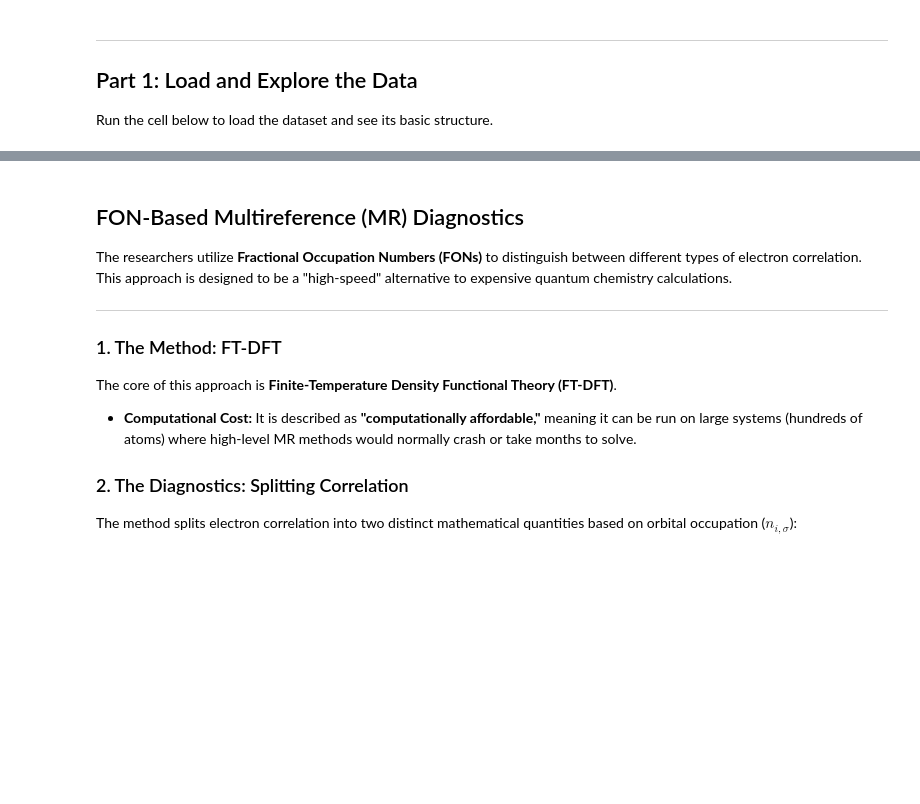
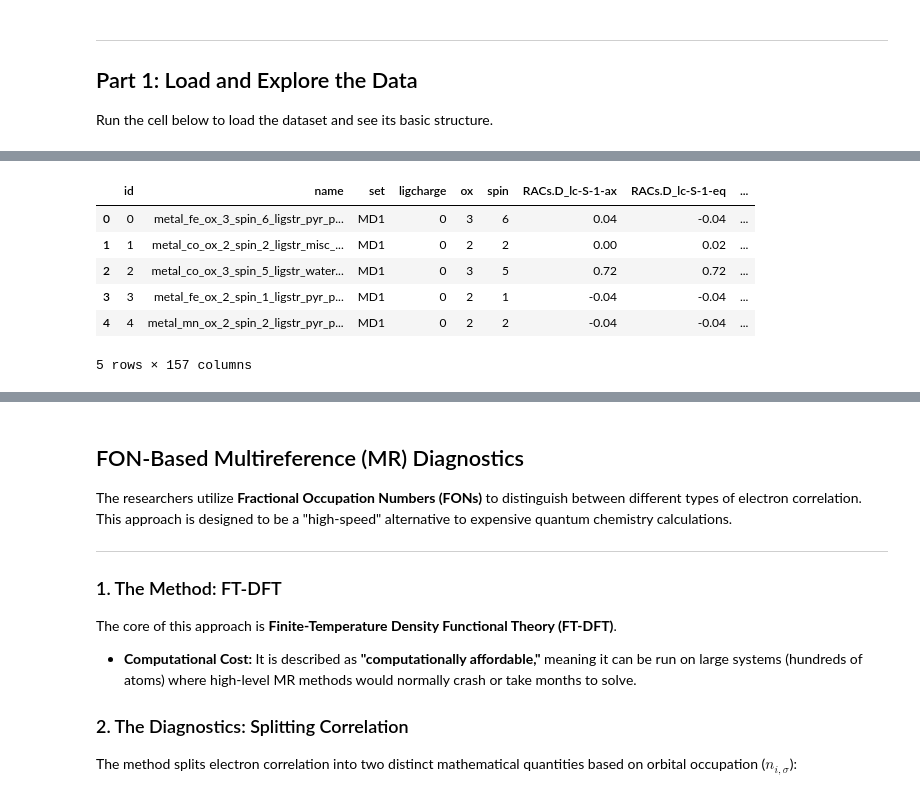
Before and after one commit to MrDNAlex/NE-452-Special-Topics-in-Nanoscale-Simulations, a Jupyter notebook: Labs/Machine Learning Interatomic Potentials/Lab 1 - 1/ml_chemistry_lab_student.ipynb, the cells around one changed output, grey strips where cells are left out. Saved outputs shown, nothing was run; the diff lists cells and outputs as text; code cells hidden in the pictures; blank space fills up the shorter version.

```diff
--- a/Labs/Machine Learning Interatomic Potentials/Lab 1 - 1/ml_chemistry_lab_student.ipynb
+++ b/Labs/Machine Learning Interatomic Potentials/Lab 1 - 1/ml_chemistry_lab_student.ipynb
@@ -83,0 +93,10 @@ print(list(df_features.columns[:10]))
+# %%
+df_features.head()
+# %% [output]
+|  | id | name | set | ligcharge | ox | spin | RACs.D_lc-S-1-ax | RACs.D_lc-S-1-eq | ... |
+| 0 | 0 | metal_fe_ox_3_spin_6_ligstr_pyr_p... | MD1 | 0 | 3 | 6 | 0.04 | -0.04 | ... |
+| 1 | 1 | metal_co_ox_2_spin_2_ligstr_misc_... | MD1 | 0 | 2 | 2 | 0.00 | 0.02 | ... |
+| 2 | 2 | metal_co_ox_3_spin_5_ligstr_water... | MD1 | 0 | 3 | 5 | 0.72 | 0.72 | ... |
+| 3 | 3 | metal_fe_ox_2_spin_1_ligstr_pyr_p... | MD1 | 0 | 2 | 1 | -0.04 | -0.04 | ... |
+| 4 | 4 | metal_mn_ox_2_spin_2_ligstr_pyr_p... | MD1 | 0 | 2 | 2 | -0.04 | -0.04 | ... |
+5 rows × 157 columns
```
Also changed, not shown: parts of 22 cells of this notebook.
